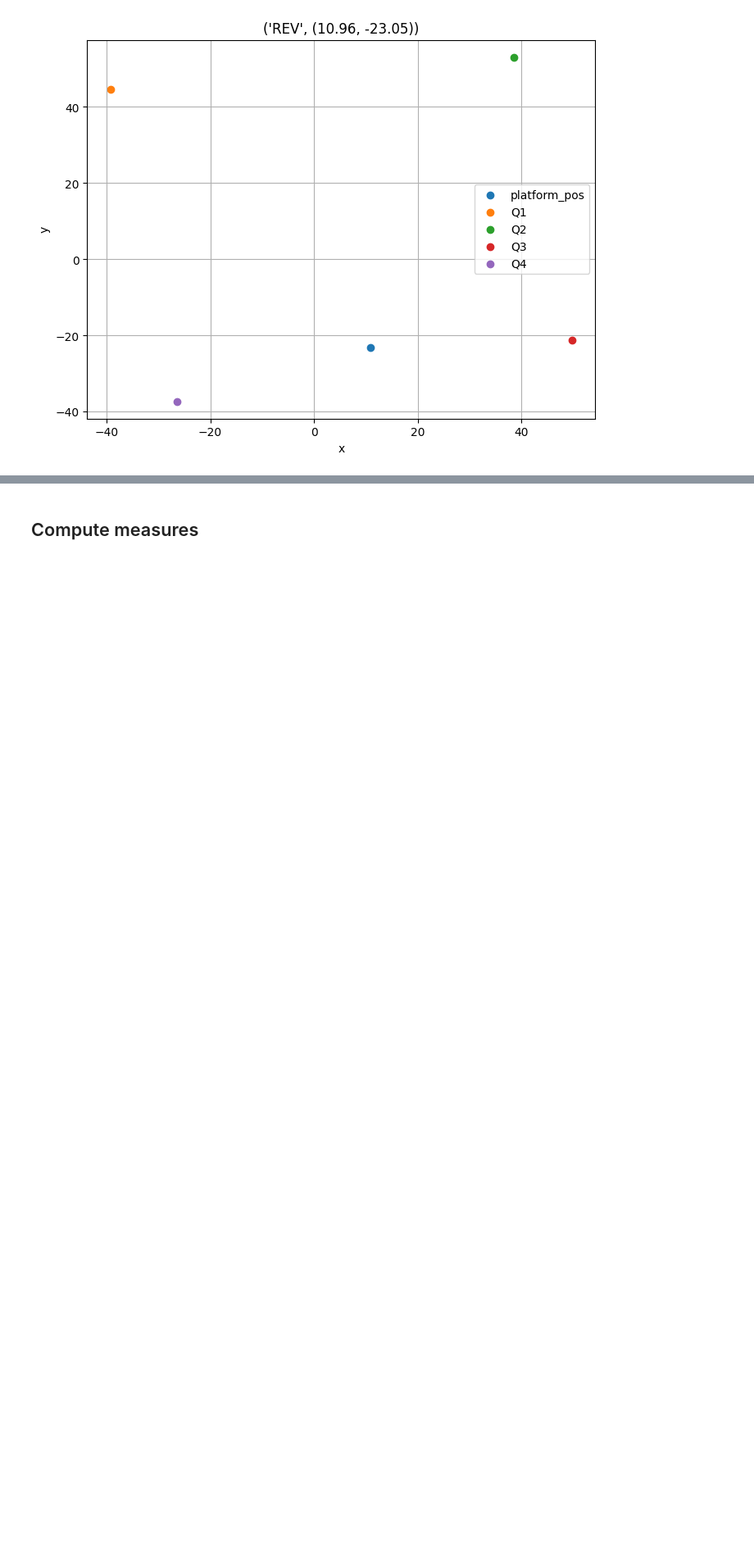
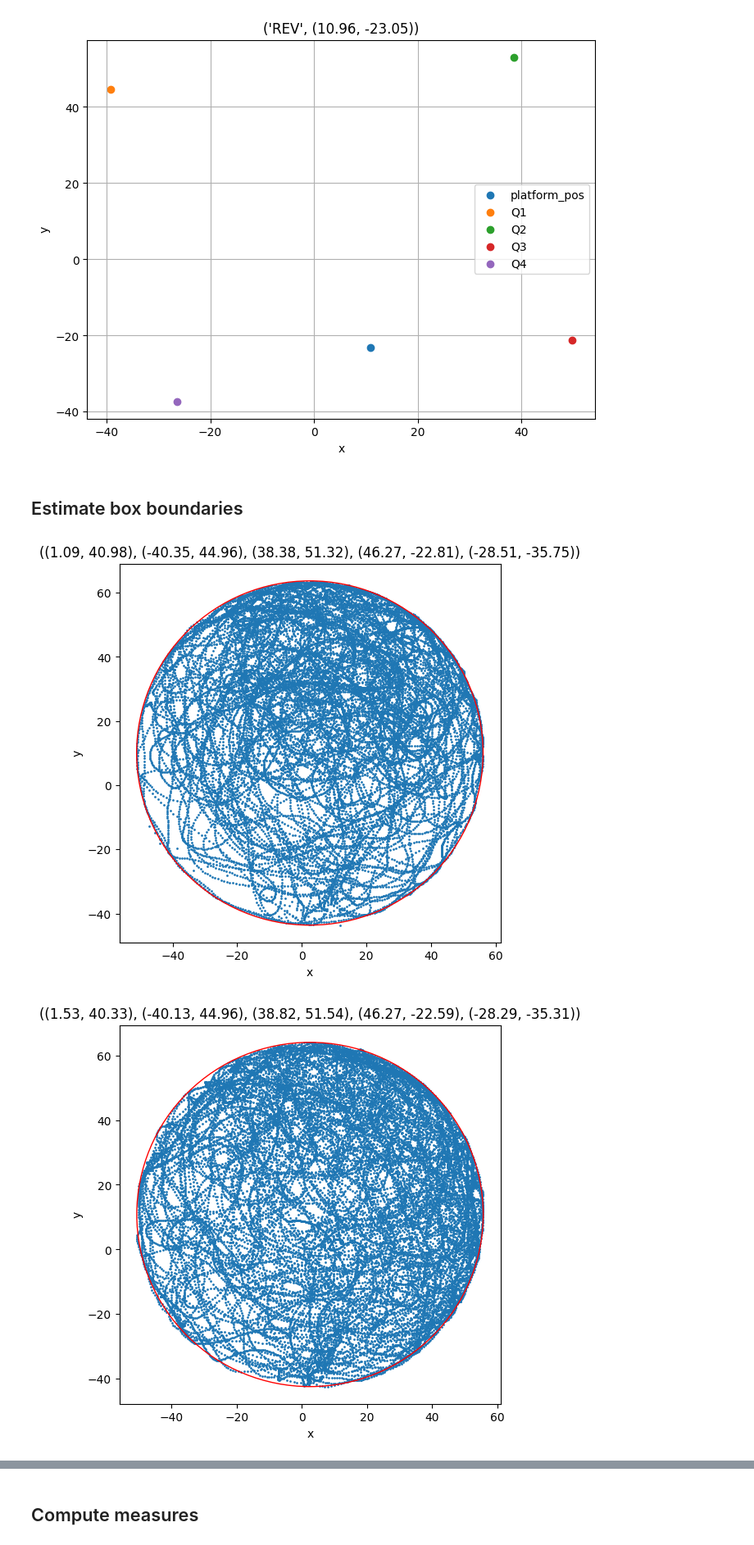
Before and after one commit to tristanstoeber/alexander2024behavioral, a Jupyter notebook: 00_probe_trials.ipynb, the cells around one changed output, grey strips where cells are left out. Shown at 82% size. Cells and saved outputs as stored; diff of their text form; code cells hidden in the pictures; blank space fills up the shorter version.

```diff
--- a/00_probe_trials.ipynb
+++ b/00_probe_trials.ipynb
@@ -73,3 +84,44 @@ for i, gp_i in gp_phase:
 [figure]
 [figure]
 [figure]
+# %% [markdown]
+## Estimate box boundaries
+# %%
+# points to plot
+ls_pts = ['platform_pos', 'Q1', 'Q2', 'Q3', 'Q4',]
+
+gp_pts = df_info.groupby(ls_pts)
+for i, gp_i in gp_pts:
+    ls_xy = []
+    for j, row_j in gp_i.iterrows():
+        # load recording
+        path_j = row_j['relative_path']
+        rec = tools.load_recording(path_j)
+        # extract positions
+        xy = np.hstack([np.array(rec['X center']), np.array(rec['Y center'])])
+        ls_xy.append(xy)
+    xy_all = np.vstack(ls_xy)
+
+    # estimate center and radius based on max/min in x and y.
+    center_x, center_y, radius = tools.detect_circle_boundaries(xy_all[:, 0], xy_all[:, 1])
+
+    # store in dataframe
+    df_info.loc[gp_i.index, 'center_x'] = center_x
+    df_info.loc[gp_i.index, 'center_y'] = center_y
+    df_info.loc[gp_i.index, 'radius'] = radius
+
+    # Create a scatter plot
+    fig, ax = plt.subplots(1, 1, figsize=(6, 6))
+    ax.scatter(xy_all[:, 0], xy_all[:, 1], s=1)
+    ax.set_xlabel('x')
+    ax.set_ylabel('y')
+    ax.set_title(i)
+
+    # plot cirlce
+    circle = plt.Circle((center_x, center_y), radius, color='red', fill=False)
+    ax.add_patch(circle)
+
+    plt.show()
+# %% [output]
+[figure, added]
+[figure, added]
```
Also changed, not shown: parts of 6 cells of this notebook, 5 other files.
